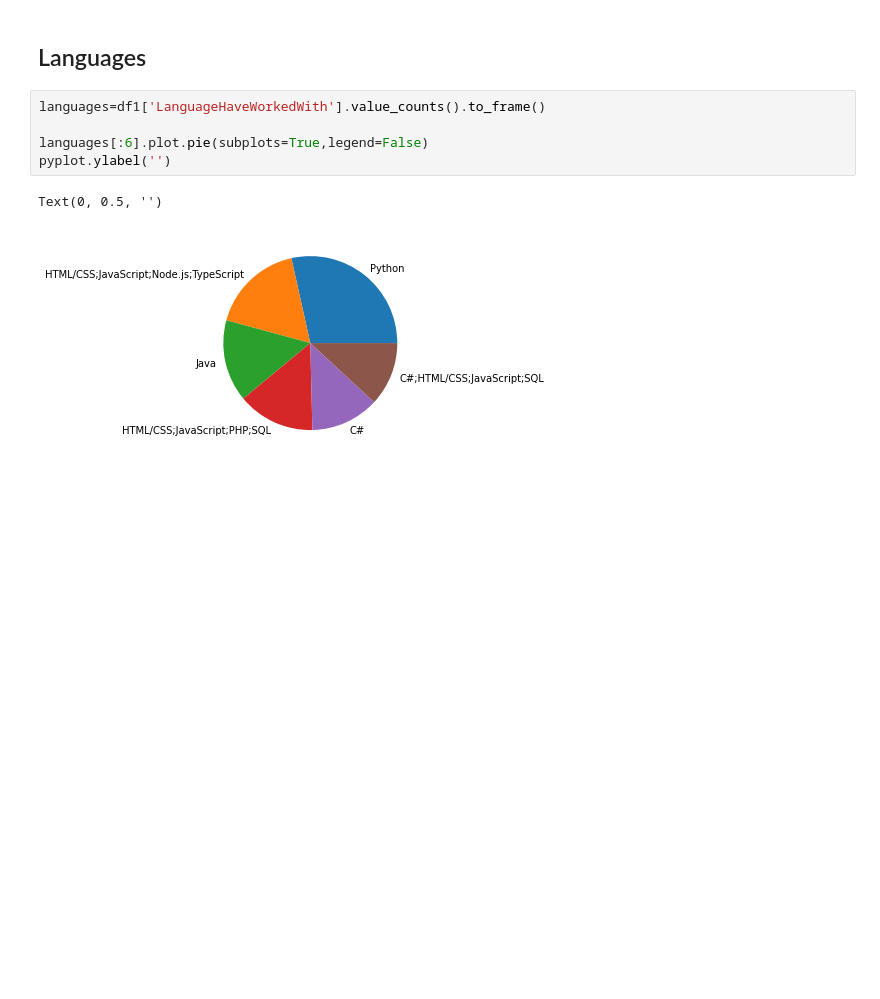
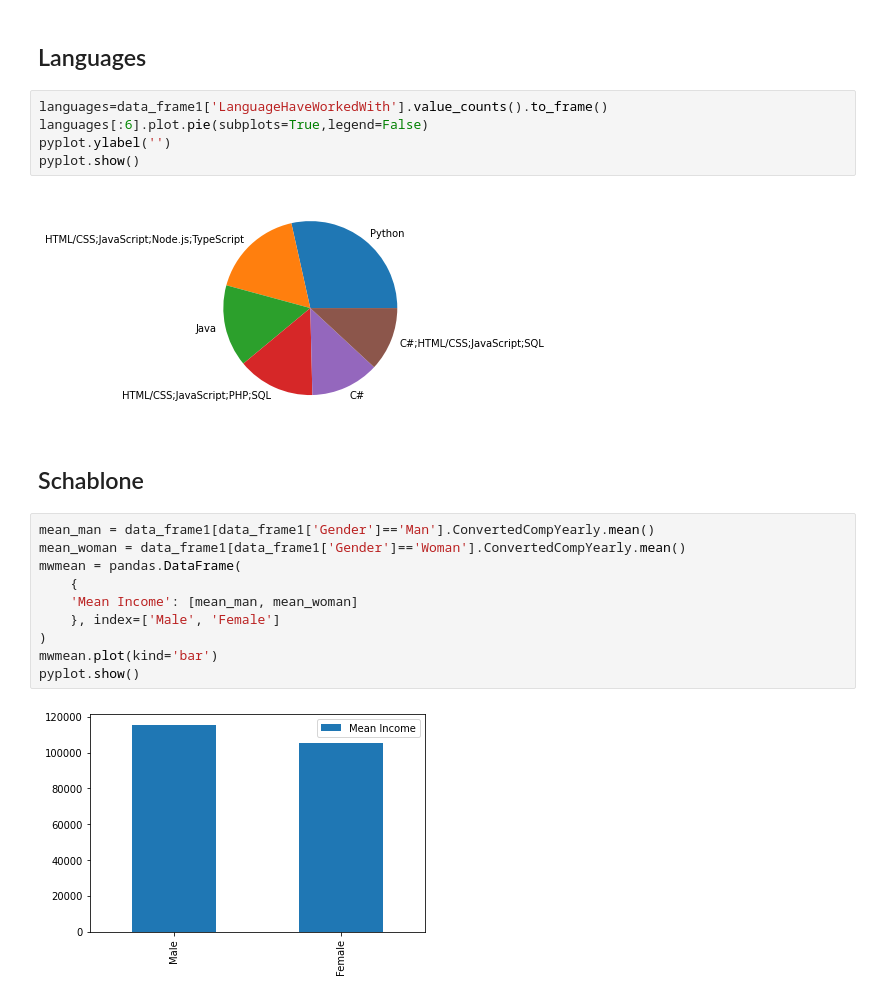
Before and after one commit to fiw-workshop/FIW_Workshops, a Jupyter notebook: Datenvisualisierung/SO_Visualisierung.ipynb, the cells around one changed output. Drawn from its saved outputs; the diff is of its cells as text; blank space fills up the shorter version.

```diff
--- a/Datenvisualisierung/SO_Visualisierung.ipynb
+++ b/Datenvisualisierung/SO_Visualisierung.ipynb
@@ -62,10 +55,23 @@ Text(0, 0.5, '')
 # %% [markdown]
 ## Languages
 # %%
-languages=df1['LanguageHaveWorkedWith'].value_counts().to_frame()
-
+languages=data_frame1['LanguageHaveWorkedWith'].value_counts().to_frame()
 languages[:6].plot.pie(subplots=True,legend=False)
 pyplot.ylabel('')
+pyplot.show()
 # %% [output]
-Text(0, 0.5, '')
 [figure]
+# %% [markdown]
+## Schablone
+# %%
+mean_man = data_frame1[data_frame1['Gender']=='Man'].ConvertedCompYearly.mean()
+mean_woman = data_frame1[data_frame1['Gender']=='Woman'].ConvertedCompYearly.mean()
+mwmean = pandas.DataFrame(
+    {
+    'Mean Income': [mean_man, mean_woman]
+    }, index=['Male', 'Female']
+)
+mwmean.plot(kind='bar')
+pyplot.show()
+# %% [output]
+[figure, added]
```
Also changed, not shown: parts of 5 cells of this notebook.
